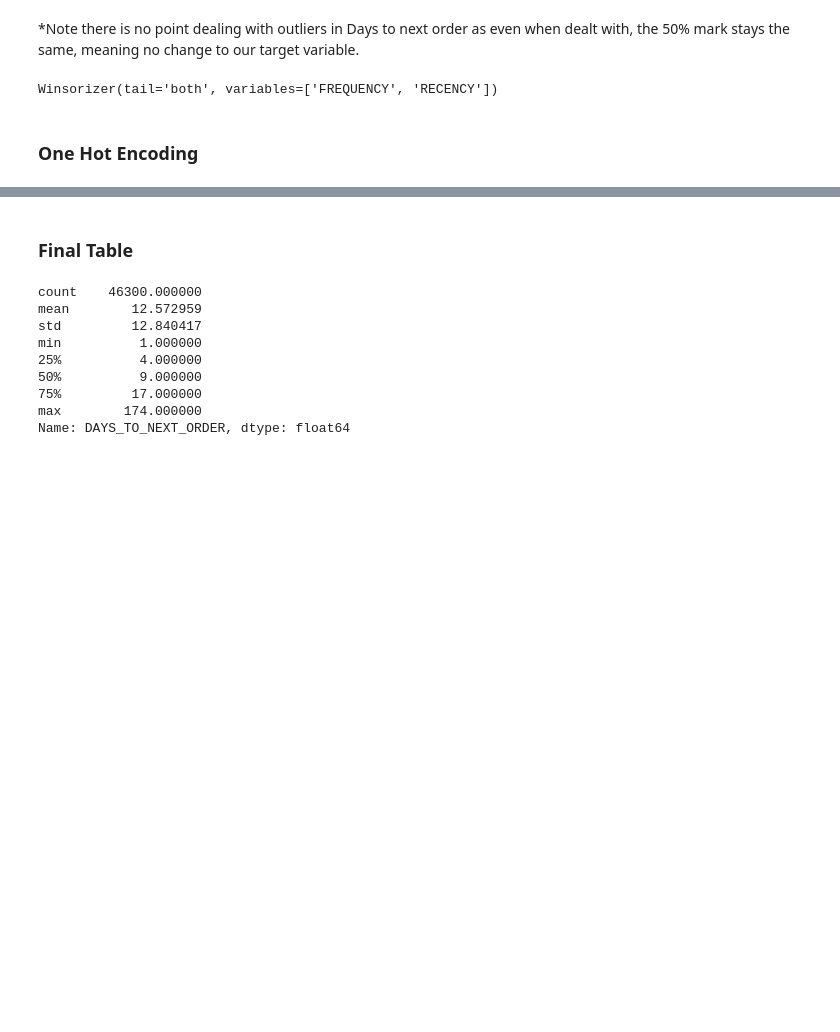
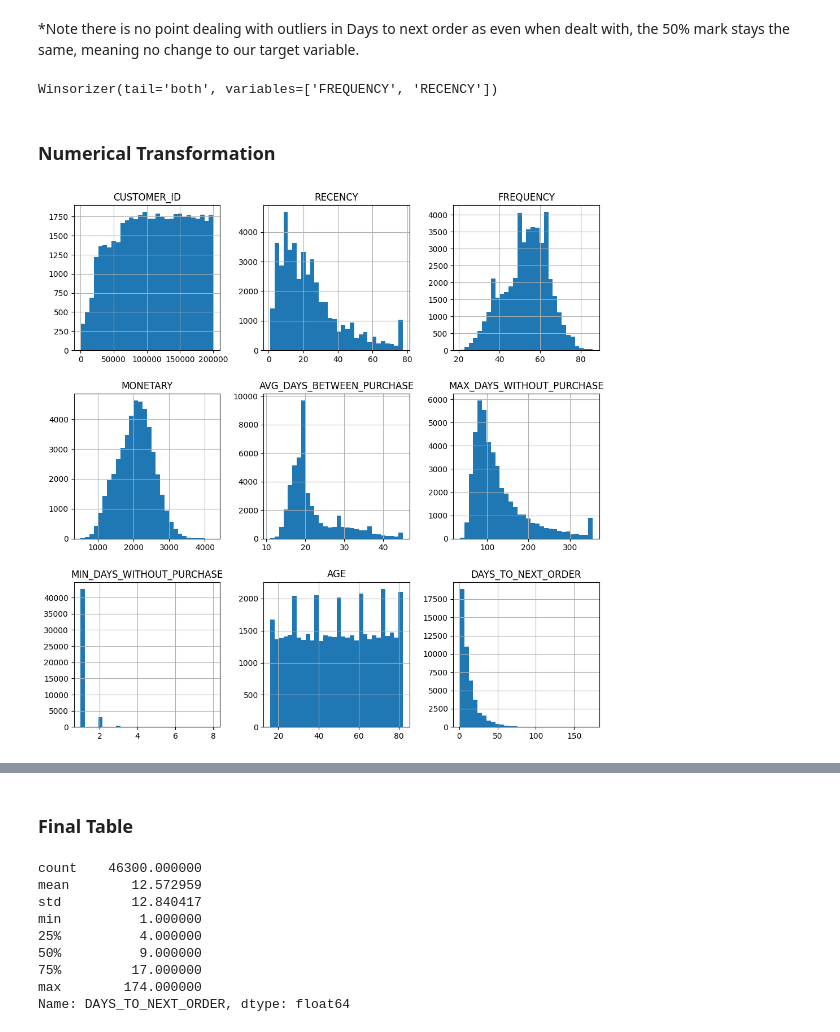
Before and after one commit to R-otato/Tasty_Insights, a Jupyter notebook: Test.ipynb, the cells around one changed output, grey strips where cells are left out. Drawn from its saved outputs; the diff is of its cells as text; code cells hidden in the pictures; blank space fills up the shorter version.

```diff
--- a/Test.ipynb
+++ b/Test.ipynb
@@ -452,5 +437,12 @@ windsorizer.fit(final_df_win)
 Winsorizer(tail='both', variables=['FREQUENCY', 'RECENCY'])
 # %%
 final_df_win = windsorizer.transform(final_df_win)
-# %% [markdown]
-### One Hot Encoding
+# %% [markdown]
+### Numerical Transformation
+# %%
+# plot the histogram to inspect variable distributions (not in book)
+
+final_df_win.hist(bins=30, figsize=(12,12))
+plt.show()
+# %% [output]
+[figure, added]
```
Also changed, not shown: parts of 32 cells of this notebook.
